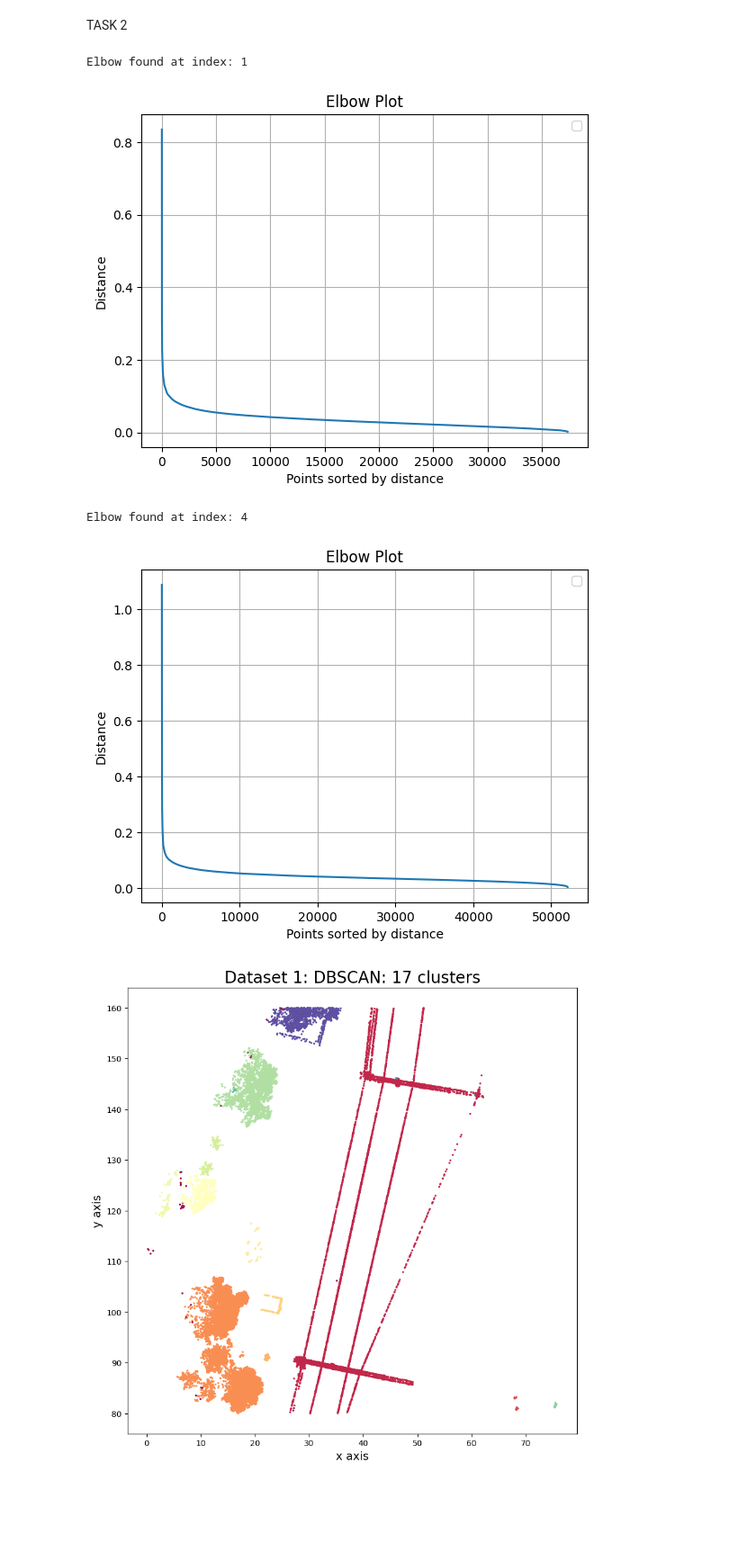
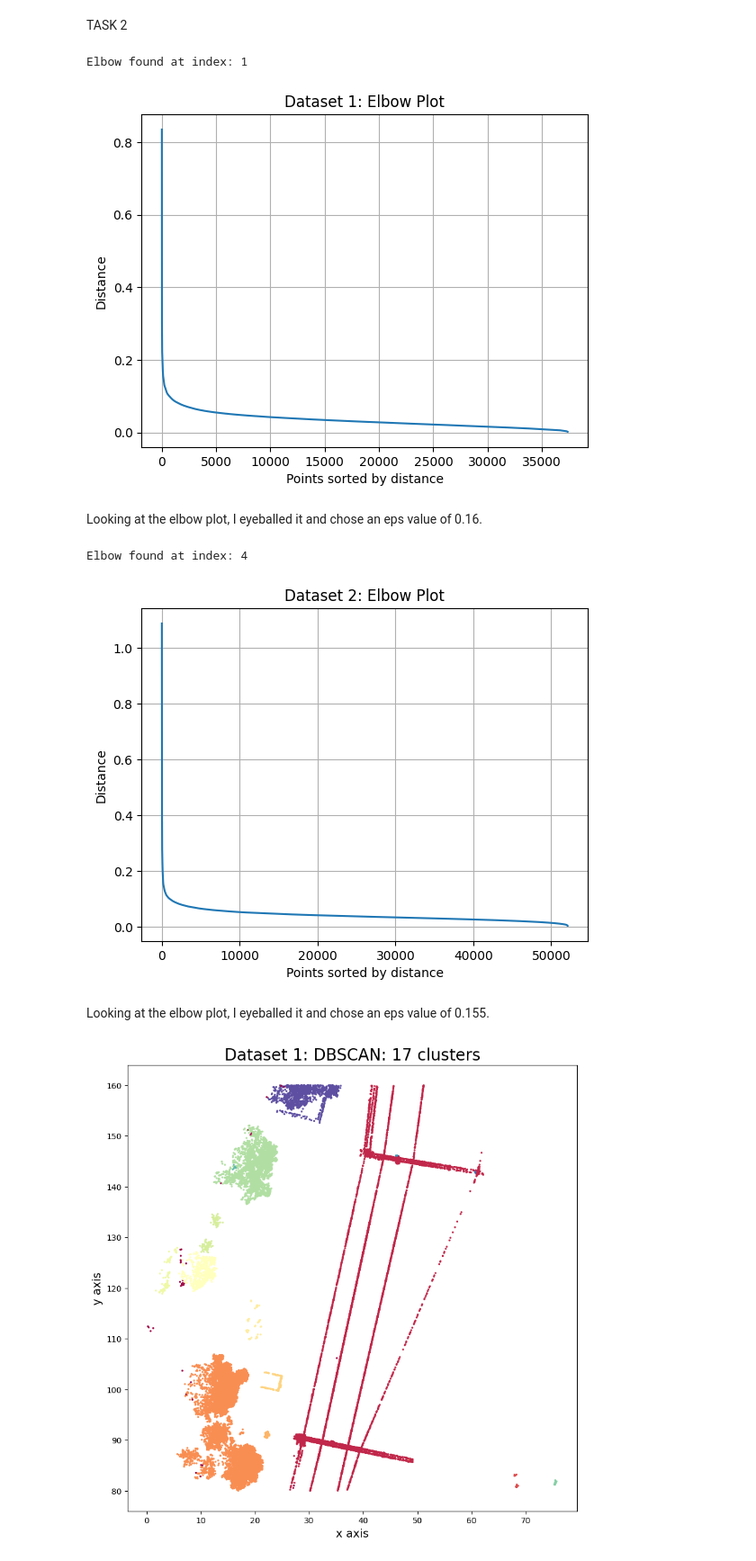
Before and after one commit to natplatil/LTU, a Jupyter notebook: Assignment 5/share.ipynb, the cells around one changed output. Shown at 90% size. Drawn from its saved outputs; the diff is of its cells as text; code cells hidden in the pictures; blank space fills up the shorter version.

```diff
--- a/Assignment 5/share.ipynb
+++ b/Assignment 5/share.ipynb
@@ -176,7 +180,7 @@ Add the cluster plots to your github project Readme
 '''
 
 # plot the elbow in order to find best eps
-def elbow_plot(X, min_samples): # X is dataset
+def elbow_plot(dataset,X, min_samples): # X is dataset
 
     #scale
     scaler = StandardScaler()
@@ -202,20 +206,21 @@ def elbow_plot(X, min_samples): # X is dataset
     plt.plot(sorted_k_dist)
     plt.xlabel("Points sorted by distance")
     plt.ylabel("Distance")
-    plt.title("Elbow Plot")
+    plt.title(f'{dataset}: Elbow Plot')
     plt.grid(True)
-    plt.legend()
     plt.show()
     return
 # %%
 # Dataset 1
-elbow_plot(pcd_above_ground, 6)
+elbow_plot("Dataset 1",pcd_above_ground, 6)
 # %% [output]
 Elbow found at index: 1
-[figure, old version]
+[figure, new version]
+# %% [markdown]
+Looking at the elbow plot, I eyeballed it and chose an eps value of 0.16.
 # %%
 # Dataset 2
-elbow_plot(pcd2_above_ground, 6)
+elbow_plot("Dataset 2",pcd2_above_ground, 6)
 # %% [output]
 Elbow found at index: 4
-[figure, old version]
+[figure, new version]
@@ -224,3 +227,5 @@ Elbow found at index: 4
+# %% [markdown]
+Looking at the elbow plot, I eyeballed it and chose an eps value of 0.155.
 # %%
 def apply_dbscan(dataset_name, dataset, optimal_eps):
 
```
Also changed, not shown: parts of 5 cells of this notebook.
